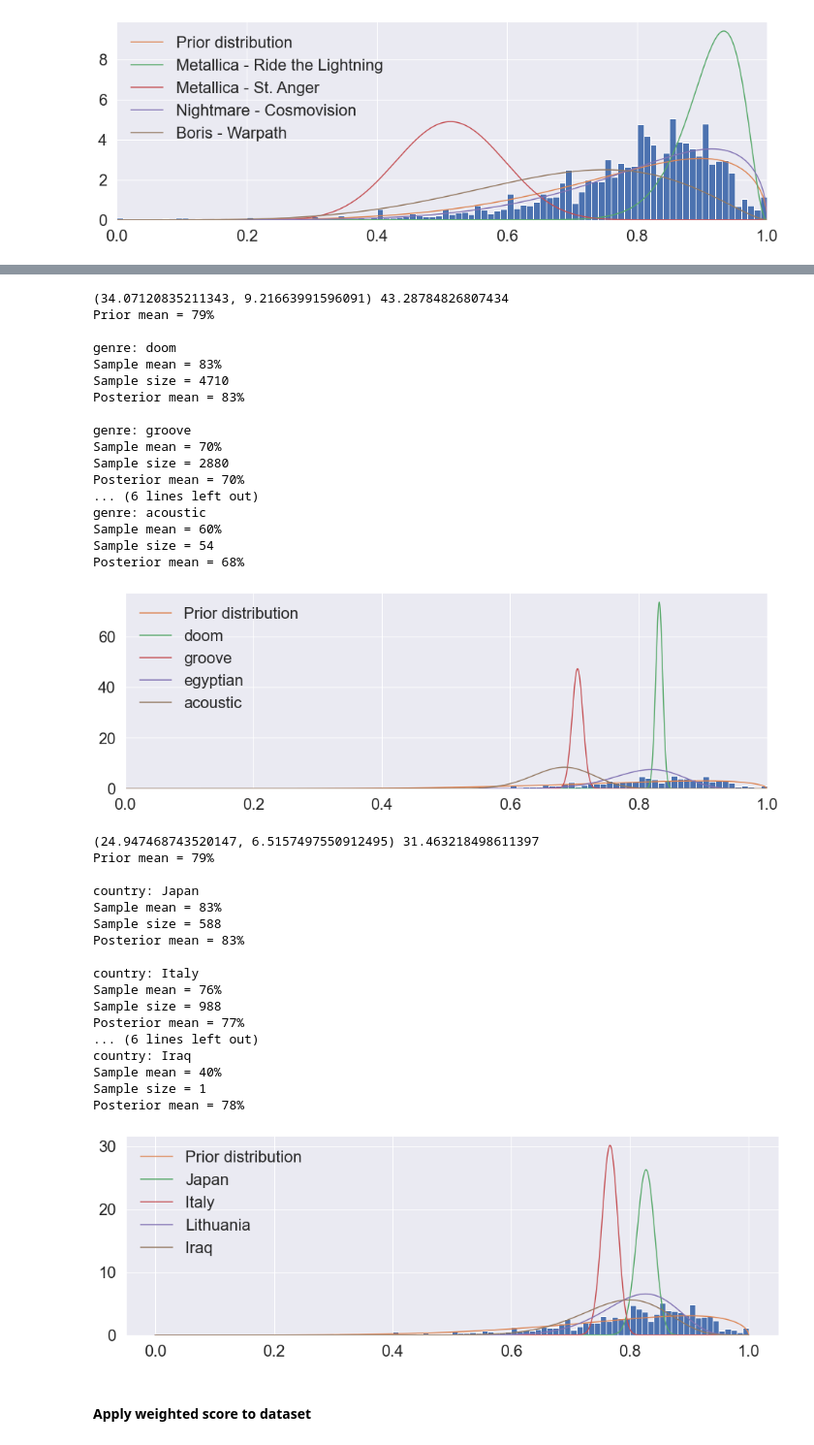
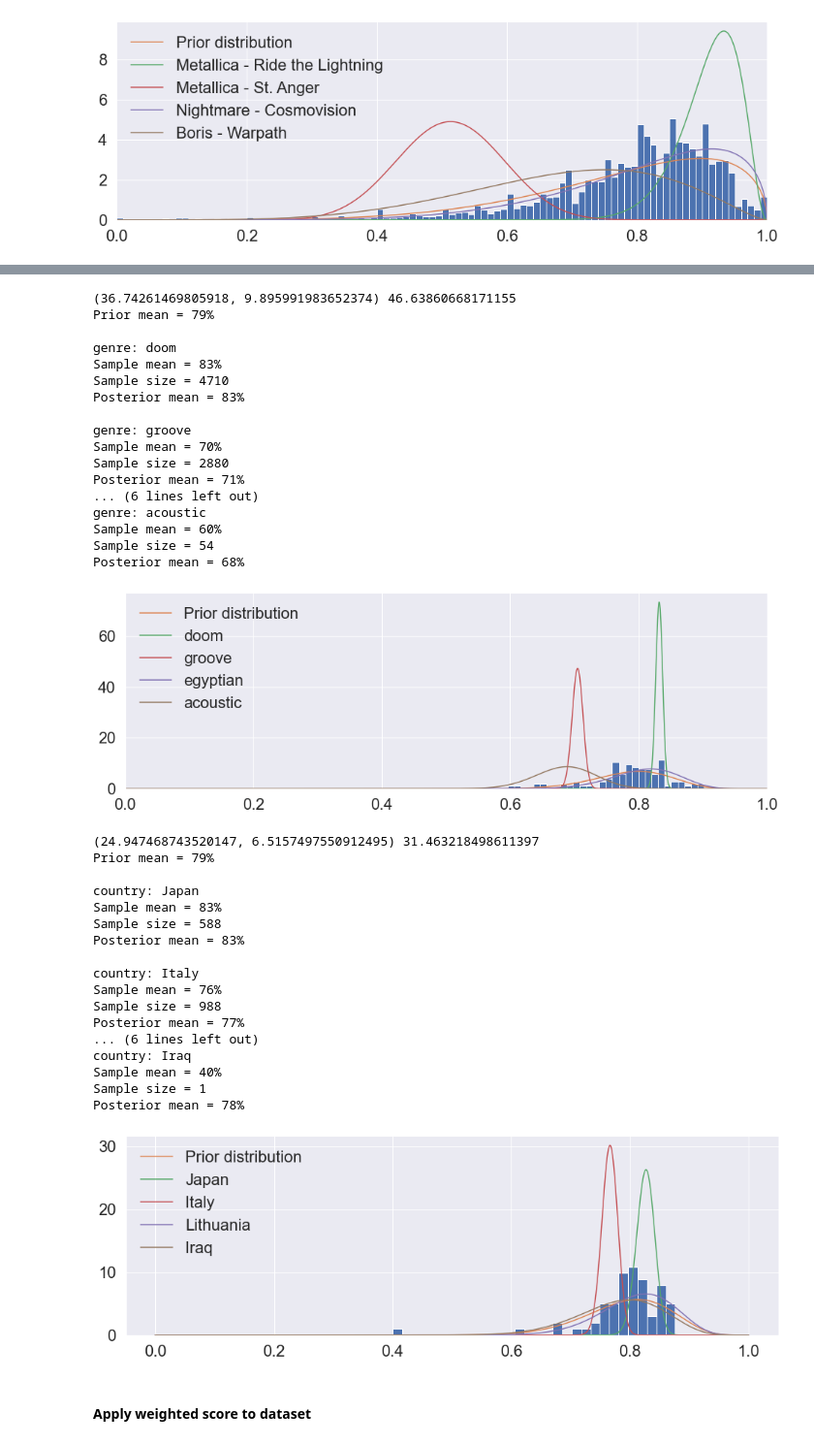
Before and after one commit to pdqnguyen/metallyrics, a Jupyter notebook: analyses/reviews/reviews1.ipynb, the cells around one changed output, grey strips where cells are left out. Shown at 97% size. Saved outputs shown, nothing was run; the diff lists cells and outputs as text; code cells hidden in the pictures.

```diff
--- a/analyses/reviews/reviews1.ipynb
+++ b/analyses/reviews/reviews1.ipynb
@@ -46,7 +48,8 @@ plt.show()
 def process_genre(genre):
     # Find words (including hyphenated words) not in parentheses
     out = re.findall('[\w\-]+(?![^(]*\))', genre.lower())
-    out = [s for s in out if s != 'metal']
+    stop_words = stopwords.words('english')
+    out = [s for s in out if (s != 'metal' and s not in stop_words)]
     return out
 
 all_genres = df['band_genre'].apply(process_genre)
@@ -101,6 +120,7 @@ df_bands.rename(
     columns={c: re.sub(r"^(band_)", "", c) for c in df_bands.columns if re.match(r"^(band_)", c)},
     inplace=True
 )
+df_bands['years_active'] = df_bands['years_active'].str.extractall(r'(\d{4,7})-(\d{4,7}|present)').apply('-'.join, axis=1).reset_index().groupby('level_0')[0].apply(','.join)
 print(df_bands.columns)
 # %% [output]
 Index(['name', 'id', 'url', 'country_of_origin', 'location', 'status',
@@ -134,6 +186,8 @@ Index(['review_avg', 'review_std', 'review_num'], dtype='object')
 #### By country of origin
 # %%
 df_countries = df[df.columns[df.columns.str.match('^(band_|album_|genre_)')]].groupby('band_country_of_origin').first()
+df_countries['album_num'] = df_albums.groupby('band_country_of_origin').size()
+df_countries['band_num'] = df_bands.groupby('country_of_origin').size()
 df_countries['review_avg'] = df.groupby('band_country_of_origin')['review_score'].mean()
 df_countries['review_std'] = df.groupby('band_country_of_origin')['review_score'].std()
 df_countries['review_num'] = df.groupby('band_country_of_origin').apply(len)
@@ -335,9 +417,10 @@ print(f"Prior mean = {100 * album_prior.mean():.0f}%")
 
 album_posteriors = beta_posteriors(df_albums, album_prior)
 
+x_plot = np.linspace(0, 1, 1000)
 plt.figure(figsize=(16, 5))
-plt.hist(x, density=True, bins=100)
-plt.plot(x_plot, prior.pdf(x_plot), label="Prior distribution")
+plt.hist(df_albums['review_avg'] / 100., density=True, bins=100)
+plt.plot(x_plot, album_prior.pdf(x_plot), label="Prior distribution")
 plt.xlim(0, 1)
 
 for name in ["Ride the Lightning", "St. Anger", "Cosmovision", "Warpath"]:
@@ -422,8 +508,8 @@ print(f"Prior mean = {100 * genre_prior.mean():.0f}%")
 genre_posteriors = beta_posteriors(df_genres, genre_prior)
 
 plt.figure(figsize=(16, 5))
-plt.hist(x, density=True, bins=100)
-plt.plot(x_plot, prior.pdf(x_plot), label="Prior distribution")
+plt.hist(df_genres['review_avg'] / 100., density=True, bins=30)
+plt.plot(x_plot, genre_prior.pdf(x_plot), label="Prior distribution")
 plt.xlim(0, 1)
 
 for i in ["doom", "groove", "egyptian", "acoustic"]:
@@ -438,7 +524,7 @@ for i in ["doom", "groove", "egyptian", "acoustic"]:
 plt.legend()
 plt.show()
 # %% [output]
-(34.07120835211343, 9.21663991596091) 43.28784826807434
+(36.74261469805918, 9.895991983652374) 46.63860668171155
 Prior mean = 79%
 
 genre: doom
@@ -449,13 +535,13 @@ Posterior mean = 83%
 genre: groove
 Sample mean = 70%
 Sample size = 2880
-Posterior mean = 70%
+Posterior mean = 71%
 ... (6 lines left out)
 genre: acoustic
 Sample mean = 60%
 Sample size = 54
 Posterior mean = 68%
-[figure, old version]
+[figure, new version]
 # %%
 country_prior = beta_prior(df_countries['review_avg'] / 100.)
 print(country_prior.args, sum(country_prior.args))
@@ -464,40 +550,40 @@ print(f"Prior mean = {100 * country_prior.mean():.0f}%")
 country_posteriors = beta_posteriors(df_countries, country_prior)
 
 plt.figure(figsize=(16, 5))
-plt.hist(x, density=True, bins=100)
-plt.plot(x_plot, prior.pdf(x_plot), label="Prior distribution")
+plt.hist(df_countries['review_avg'] / 100., density=True, bins=30)
+plt.plot(x_plot, country_prior.pdf(x_plot), label="Prior distribution")
 
 for name in ["Japan", "Italy", "Lithuania", "Iraq"]:
     i = df_countries.index[df_countries['country_of_origin'] == name][0]
     post = country_posteriors[i]
     print()
     print(f"country: {name}")
     print(f"Sample mean = {df_countries.loc[i, 'review_avg']:.0f}%")
     print(f"Sample size = {df_countries.loc[i, 'review_num']:.0f}")
     print(f"Posterior mean = {100 * post.mean():.0f}%")
     plt.plot(x_plot, post.pdf(x_plot), label=name)
 
 plt.legend()
 plt.show()
 # %% [output]
 (24.947468743520147, 6.5157497550912495) 31.463218498611397
 Prior mean = 79%
 
 country: Japan
 Sample mean = 83%
 Sample size = 588
 Posterior mean = 83%
 
 country: Italy
 Sample mean = 76%
 Sample size = 988
 Posterior mean = 77%
 ... (6 lines left out)
 country: Iraq
 Sample mean = 40%
 Sample size = 1
 Posterior mean = 78%
-[figure, old version]
+[figure, new version]
 # %% [markdown]
 #### Apply weighted score to dataset
 # %%
```
Also changed, not shown: parts of 58 cells of this notebook, 1 other file.
